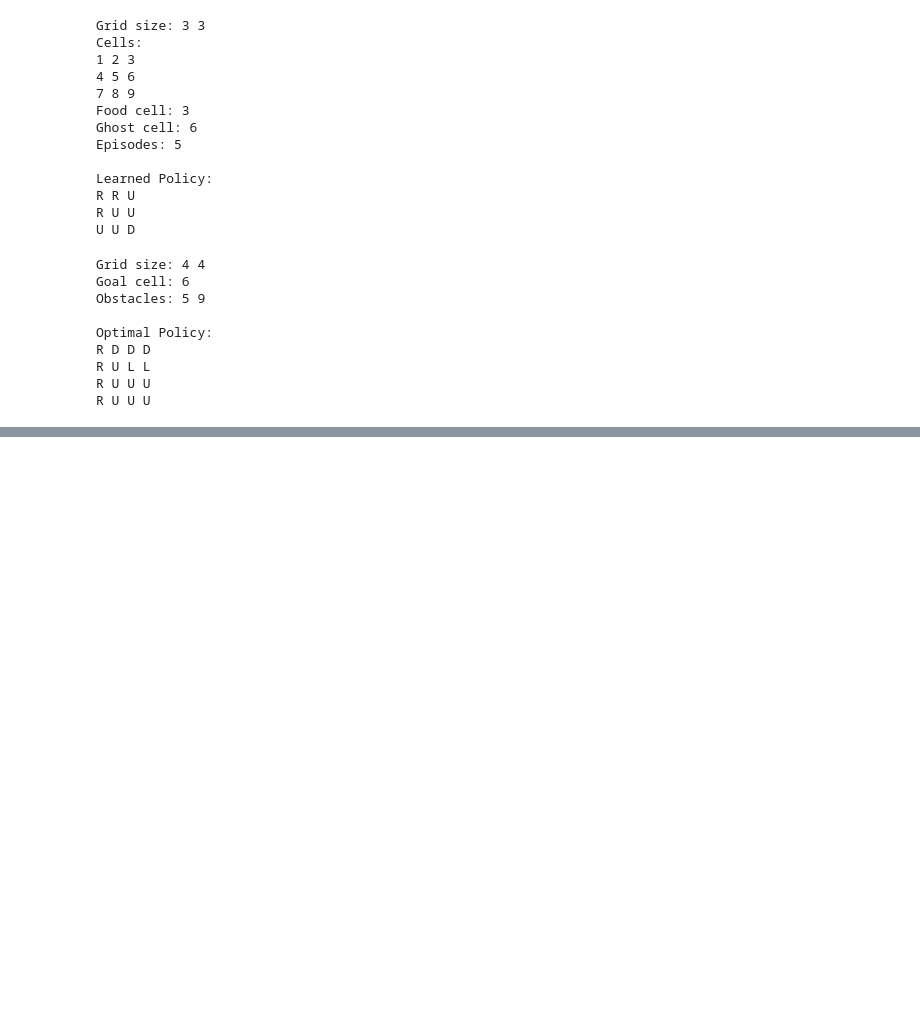
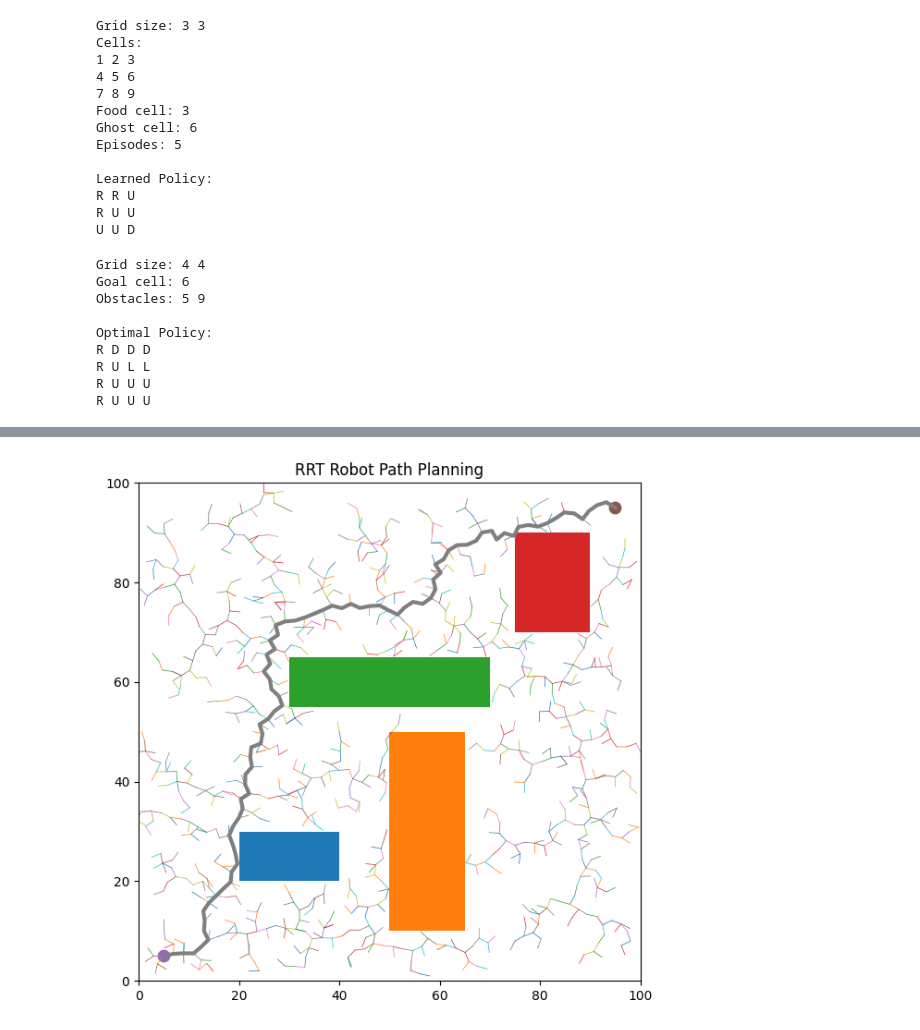
Before and after one commit to Poojithareddy1092/RL, a Jupyter notebook: LAB.ipynb, the cells around one changed output, grey strips where cells are left out. Saved outputs shown, nothing was run; the diff lists cells and outputs as text; code cells hidden in the pictures; blank space fills up the shorter version.

```diff
--- a/LAB.ipynb
+++ b/LAB.ipynb
@@ -1182,0 +1365,79 @@ print(goal)
+# %%
+#EXP - 22
+import numpy as np
+import matplotlib.pyplot as plt
+
+np.random.seed(1)
+
+start = np.array([5,5])
+goal = np.array([95,95])
+
+obstacles = [
+    (20,20,40,30),
+    (50,10,65,50),
+    (30,55,70,65),
+    (75,70,90,90)
+]
+
+nodes = [start]
+parents = [-1]
+
+def collision(p):
+    for x1,y1,x2,y2 in obstacles:
+        if x1 <= p[0] <= x2 and y1 <= p[1] <= y2:
+            return True
+    return False
+
+for i in range(3000):
+    sample = np.random.randint(0,101,2)
+
+    distances = [np.linalg.norm(n-sample) for n in nodes]
+    nearest = np.argmin(distances)
+
+    direction = sample - nodes[nearest]
+    direction = direction / np.linalg.norm(direction)
+
+    new_node = nodes[nearest] + direction * 2
+
+    if not collision(new_node):
+        nodes.append(new_node)
+        parents.append(nearest)
+
+        if np.linalg.norm(new_node-goal) < 3:
+            nodes.append(goal)
+            parents.append(len(nodes)-2)
+            break
+
+path = []
+index = len(nodes)-1
+
+while index != -1:
+    path.append(nodes[index])
+    index = parents[index]
+
+path = path[::-1]
+
+plt.figure(figsize=(7,7))
+
+for x1,y1,x2,y2 in obstacles:
+    plt.fill([x1,x2,x2,x1],[y1,y1,y2,y2])
+
+for i in range(1,len(nodes)):
+    plt.plot(
+        [nodes[i][0],nodes[parents[i]][0]],
+        [nodes[i][1],nodes[parents[i]][1]],
+        linewidth=0.5
+    )
+
+path = np.array(path)
+plt.plot(path[:,0],path[:,1],linewidth=3)
+
+plt.scatter(start[0],start[1],s=80)
+plt.scatter(goal[0],goal[1],s=80)
+
+plt.xlim(0,100)
+plt.ylim(0,100)
+plt.title("RRT Robot Path Planning")
+plt.show()
+# %% [output]
+[figure, added]
```
Also changed, not shown: parts of 14 cells of this notebook.
